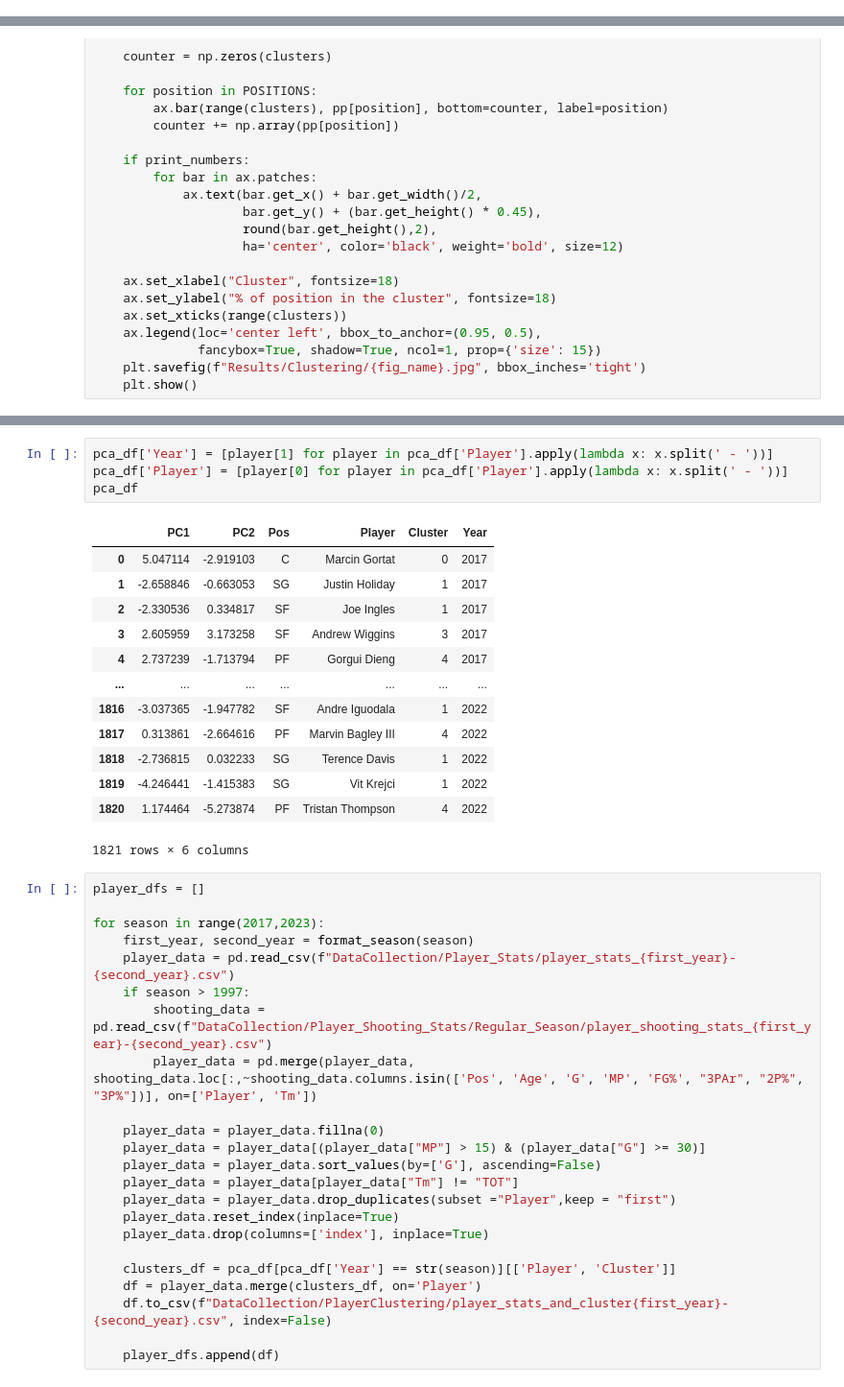
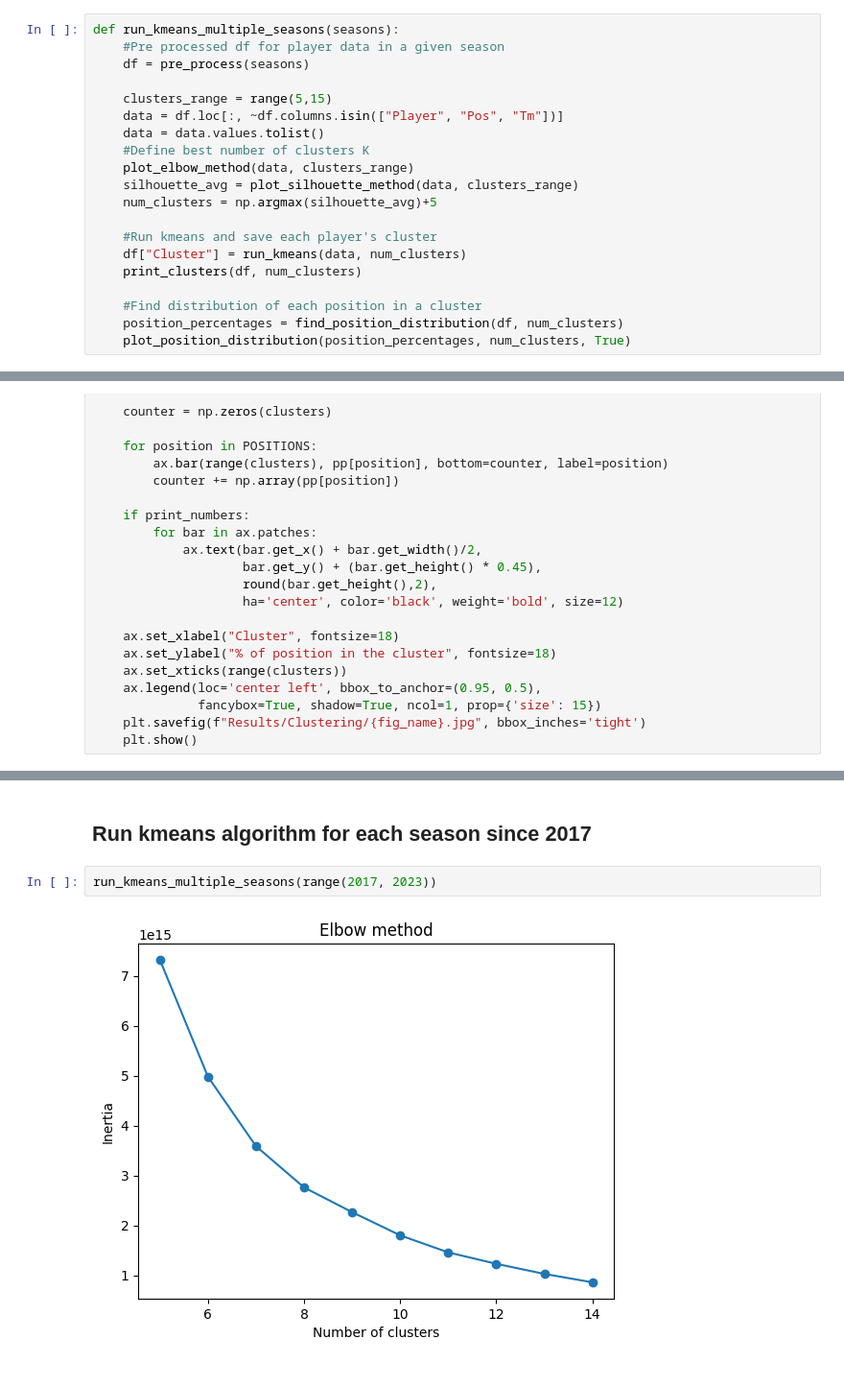
Before and after one commit to mibrahimfm/NBA-analysis, a Jupyter notebook: PlayerClustering.ipynb, the cells around one changed output, grey strips where cells are left out. Shown at 96% size. Saved outputs shown, nothing was run; the diff lists cells and outputs as text.

```diff
--- a/PlayerClustering.ipynb
+++ b/PlayerClustering.ipynb
@@ -13,3 +31,23 @@ from ipynb.fs.full.UtilFunctions import format_season
+# %%
+def run_kmeans_multiple_seasons(seasons):
+    #Pre processed df for player data in a given season
+    df = pre_process(seasons)
+
+    clusters_range = range(5,15)
+    data = df.loc[:, ~df.columns.isin(["Player", "Pos", "Tm"])]
+    data = data.values.tolist()
+    #Define best number of clusters K
+    plot_elbow_method(data, clusters_range)
+    silhouette_avg = plot_silhouette_method(data, clusters_range)
+    num_clusters = np.argmax(silhouette_avg)+5
+
+    #Run kmeans and save each player's cluster
+    df["Cluster"] = run_kmeans(data, num_clusters)
+    print_clusters(df, num_clusters)
+
+    #Find distribution of each position in a cluster
+    position_percentages = find_position_distribution(df, num_clusters)
+    plot_position_distribution(position_percentages, num_clusters, True)
 # %%
 def pre_process(seasons):
     df = None
@@ -311,41 +161,6 @@ pca_df.sort_values(by='Player')
-# %%
-pca_df['Year'] = [player[1] for player in pca_df['Player'].apply(lambda x: x.split(' - '))]
-pca_df['Player'] = [player[0] for player in pca_df['Player'].apply(lambda x: x.split(' - '))]
-pca_df
-# %% [output]
-|  | PC1 | PC2 | Pos | Player | Cluster | Year |
-| 0 | 5.047114 | -2.919103 | C | Marcin Gortat | 0 | 2017 |
-| 1 | -2.658846 | -0.663053 | SG | Justin Holiday | 1 | 2017 |
-| 2 | -2.330536 | 0.334817 | SF | Joe Ingles | 1 | 2017 |
-| 3 | 2.605959 | 3.173258 | SF | Andrew Wiggins | 3 | 2017 |
-| 4 | 2.737239 | -1.713794 | PF | Gorgui Dieng | 4 | 2017 |
-| ... | ... | ... | ... | ... | ... | ... |
-| 1816 | -3.037365 | -1.947782 | SF | Andre Iguodala | 1 | 2022 |
-| 1817 | 0.313861 | -2.664616 | PF | Marvin Bagley III | 4 | 2022 |
-| 1818 | -2.736815 | 0.032233 | SG | Terence Davis | 1 | 2022 |
-| 1819 | -4.246441 | -1.415383 | SG | Vit Krejci | 1 | 2022 |
-| 1820 | 1.174464 | -5.273874 | PF | Tristan Thompson | 4 | 2022 |
-1821 rows × 6 columns
-# %%
-player_dfs = []
-
-for season in range(2017,2023):
-    first_year, second_year = format_season(season)
-    player_data = pd.read_csv(f"DataCollection/Player_Stats/player_stats_{first_year}-{second_year}.csv")
-    if season > 1997:
-        shooting_data = pd.read_csv(f"DataCollection/Player_Shooting_Stats/Regular_Season/player_shooting_stats_{first_year}-{second_year}.csv")
-        player_data = pd.merge(player_data, shooting_data.loc[:,~shooting_data.columns.isin(['Pos', 'Age', 'G', 'MP', 'FG%', "3PAr", "2P%", "3P%"])], on=['Player', 'Tm'])
-
-    player_data = player_data.fillna(0)
-    player_data = player_data[(player_data["MP"] > 15) & (player_data["G"] >= 30)]
-    player_data = player_data.sort_values(by=['G'], ascending=False)
-    player_data = player_data[player_data["Tm"] != "TOT"]
-    player_data = player_data.drop_duplicates(subset ="Player",keep = "first")
-    player_data.reset_index(inplace=True)
-    player_data.drop(columns=['index'], inplace=True)
-
-    clusters_df = pca_df[pca_df['Year'] == str(season)][['Player', 'Cluster']]
-    df = player_data.merge(clusters_df, on='Player')
-    df.to_csv(f"DataCollection/PlayerClustering/player_stats_and_cluster{first_year}-{second_year}.csv", index=False)
-
-    player_dfs.append(df)
+# %% [markdown]
+## Run kmeans algorithm for each season since 2017
+# %%
+run_kmeans_multiple_seasons(range(2017, 2023))
+# %% [output]
+[figure, added]
```
Also changed, not shown: parts of 56 cells of this notebook, 14 other files.
